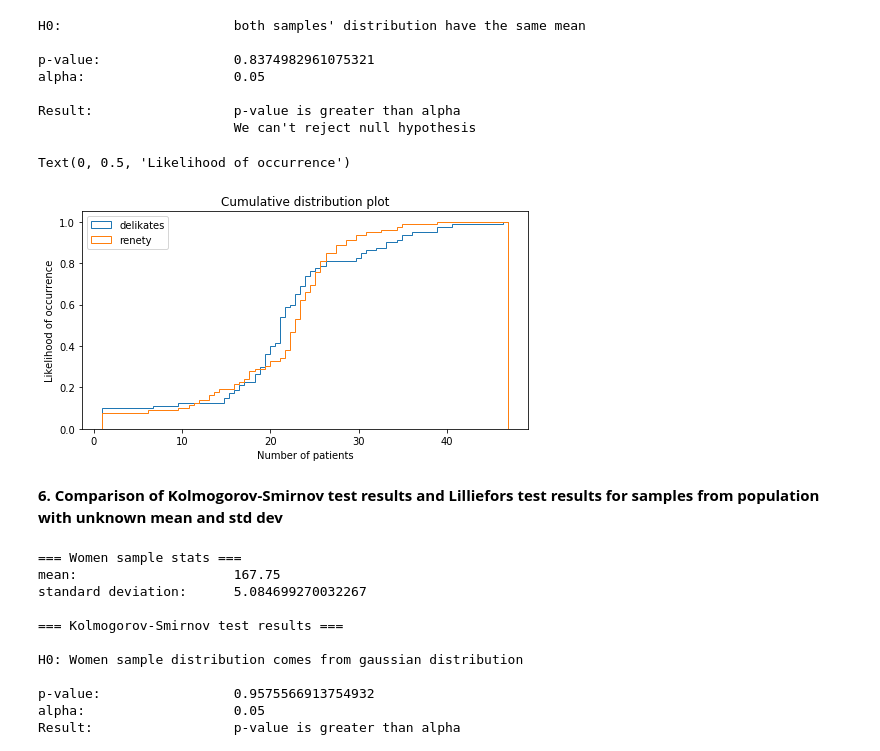
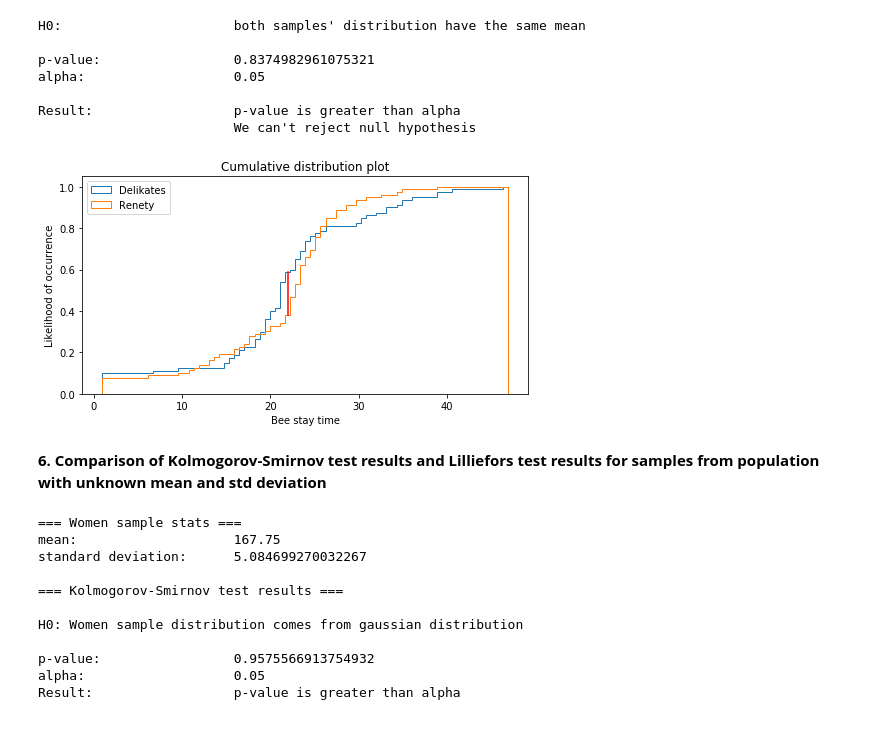
Before and after one commit to Netherwulf/data-science-toolkit, a Jupyter notebook: normality_tests.ipynb, the cells around one changed output. Drawn from its saved outputs; the diff is of its cells as text; code cells hidden in the pictures.

```diff
--- a/normality_tests.ipynb
+++ b/normality_tests.ipynb
@@ -69,6 +82,15 @@ Maximum distance between two cumulative distribution plots:      0.45
 # %% [markdown]
 <b>4. Checking the simmilarity and normality of the distributions of two samples</b>
 # %%
+def max_distance_line(axes, cdf_values1, cdf_values2, bins, color='red'):
+    ind_max = np.argmax(np.abs(cdf_values1-cdf_values2))
+    line = mlines.Line2D([(bins[ind_max+1]+bins[ind_max])/2.,
+                           (bins[ind_max+1]+bins[ind_max])/2.],
+                          [cdf_values1[ind_max],
+                           cdf_values2[ind_max]],
+                          color=color)
+    axes.add_line(line)
+
 df = pandas.read_csv(os.path.join('dane_listy_3_-_5', 'pacjenci.csv'))
 
 df_women = df[df['plec'] == 'K']
@@ -116,5 +138,22 @@ if p <= alpha:
     print('Result: \t\t p-value is smaller than or equal to alpha \n \t\t\t We reject null hypothesis')
 else:
     print('Result: \t\t p-value is greater than alpha \n \t\t\t We can\'t reject null hypothesis')
+
+distance, x_location = max_distance_cumulative(sorted(df_women['wzrost']), sorted(df_men['wzrost']))
+
+fig, ax = plt.subplots(figsize=(8, 4))
+
+n, bins, patches = ax.hist(sorted(df_women['wzrost']), 50, density=True, histtype='step',
+                           cumulative=True, label='Women')
+
+n_control, bins_control, patches_control = ax.hist(sorted(df_men['wzrost']), bins=bins, density=True, histtype='step',
+                           cumulative=True, label='Men')
+
+ax.legend(loc='upper left')
+ax.set_title('Cumulative distribution plot of two samples')
+ax.set_xlabel('Height of people')
+ax.set_ylabel('Likelihood of occurrence')
+
+max_distance_line(ax, cdf_values1=n, cdf_values2=n_control, bins=bins, color='red')
 # %% [output]
 H0: both samples are from the same distribution
@@ -267,42 +307,52 @@ Result:                  p-value is greater than alpha
                          We can't reject null hypothesis
 # %%
 # Comparison Cumulative Fraction Plot
+def max_distance_line(axes, cdf_values1, cdf_values2, bins, color='red'):
+    ind_max = np.argmax(np.abs(cdf_values1-cdf_values2))
+    line = mlines.Line2D([(bins[ind_max+1]+bins[ind_max])/2.,
+                           (bins[ind_max+1]+bins[ind_max])/2.],
+                          [cdf_values1[ind_max],
+                           cdf_values2[ind_max]],
+                          color=color)
+    axes.add_line(line)
+
 delikates = [23.4, 30.9, 18.8, 23.0, 21.4, 1, 24.6, 23.8,
              24.1, 18.7, 16.3, 20.3, 14.9, 35.4,21.6, 21.2,
              21.0, 15.0, 15.6, 24.0, 34.6, 40.9, 30.7, 24.5,
              16.6, 1, 21.7, 1, 23.6, 1, 25.7,19.3, 46.9, 23.3,
              21.8, 33.3, 24.9, 24.4, 1, 19.8, 17.2, 21.5, 25.5,
              23.3, 18.6, 22.0, 29.8,33.3, 1, 21.3, 18.6, 26.8,
              19.4, 21.1, 21.2, 20.5, 19.8, 26.3, 39.3, 21.4,
              22.6, 1, 35.3, 7.0, 19.3, 21.3, 10.1, 20.2, 1, 36.2,
              16.7, 21.1, 39.1, 19.9, 32.1, 23.1, 21.8, 30.4, 19.62, 15.5]
 
 renety = [16.5, 1, 22.6, 25.3, 23.7, 1, 23.3, 23.9, 16.2, 23.0,
           21.6, 10.8, 12.2, 23.6, 10.1, 24.4, 16.4, 11.7, 17.7,
           34.3, 24.3, 18.7, 27.5, 25.8, 22.5, 14.2, 21.7, 1, 31.2,
           13.8, 29.7,23.1, 26.1, 25.1, 23.4, 21.7, 24.4, 13.2, 22.1,
           26.7, 22.7, 1, 18.2, 28.7, 29.1, 27.4, 22.3,13.2, 22.5,
           25.0, 1, 6.6, 23.7, 23.5, 17.3, 24.6, 27.8, 29.7, 25.3,
           19.9, 18.2, 26.2, 20.4,23.3, 26.7, 26.0, 1, 25.1, 33.1,
           35.0, 25.3, 23.6, 23.2, 20.2, 24.7, 22.6, 39.1, 26.5, 22.7]
 
 fig, ax = plt.subplots(figsize=(8, 4))
 
 n, bins, patches = ax.hist(delikates, 80, density=True, histtype='step',
-                           cumulative=True, label='delikates')
+                           cumulative=True, label='Delikates')
 
-ax.hist(renety, bins=bins, density=True, histtype='step',
-                           cumulative=True, label='renety')
+n_control, bins_control, patches_control = ax.hist(renety, bins=bins, density=True, histtype='step',
+                           cumulative=True, label='Renety')
 
 ax.legend(loc='upper left')
 ax.set_title('Cumulative distribution plot')
-ax.set_xlabel('Number of patients')
+ax.set_xlabel('Bee stay time')
 ax.set_ylabel('Likelihood of occurrence')
+
+max_distance_line(ax, cdf_values1=n, cdf_values2=n_control, bins=bins, color='red')
 # %% [output]
-Text(0, 0.5, 'Likelihood of occurrence')
-[figure, old version]
+[figure, new version]
 # %% [markdown]
-<b>6. Comparison of Kolmogorov-Smirnov test results and Lilliefors test results for samples from population with unknown mean and std dev</b>
+<b>6. Comparison of Kolmogorov-Smirnov test results and Lilliefors test results for samples from population with unknown mean and std deviation</b>
 # %%
 df = pandas.read_csv(os.path.join('dane_listy_3_-_5', 'pacjenci.csv'))
 
```
Also changed, not shown: parts of 10 cells of this notebook.
